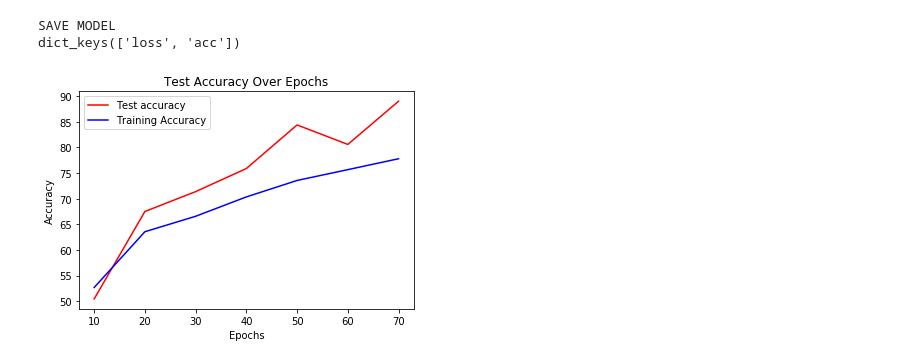
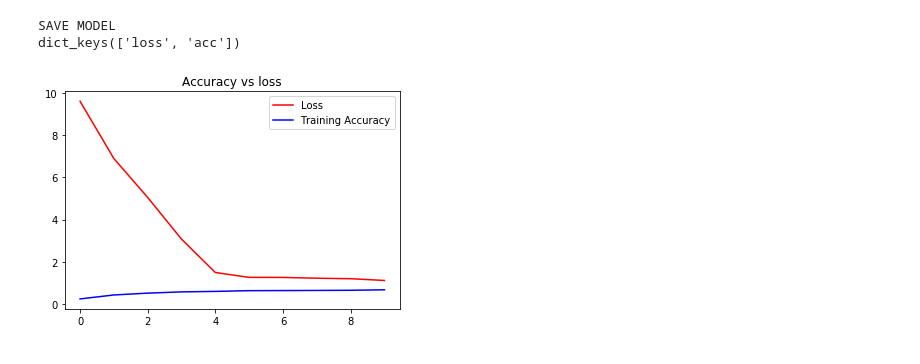
Before and after one commit to cfu288/monkey-classify, a Jupyter notebook: ModelNotebook-JB.ipynb, the cells around one changed output. Drawn from its saved outputs; the diff is of its cells as text; code cells hidden in the pictures.

```diff
--- a/ModelNotebook-JB.ipynb
+++ b/ModelNotebook-JB.ipynb
@@ -128,6 +69,5 @@ TEST_CLS = np_utils.to_categorical(TEST_CLS, 10)
 # %%
-TRAIN_DATAGEN = ImageDataGenerator(preprocessing_function=preprocess_input,
-                                   rescale=1./255,
+TRAIN_DATAGEN = ImageDataGenerator(rescale=1./255,
                                    rotation_range=25,
                                    horizontal_flip=True,
                                    zoom_range=0.1,
@@ -136,7 +76,7 @@ TRAIN_DATAGEN = ImageDataGenerator(preprocessing_function=preprocess_input,
                                    fill_mode='nearest'
                                   )
 
-TEST_DATAGEN = ImageDataGenerator(rescale=1./255, preprocessing_function=preprocess_input)
+TEST_DATAGEN = ImageDataGenerator(rescale=1./255)
 
 TRAIN_GENERATOR = TRAIN_DATAGEN.flow_from_directory(
         TRAIN_DIR,  # this is the target directory
@@ -163,7 +100,6 @@ Found 272 images belonging to 10 classes.
 # %%
 base_model = Xception(include_top=False, weights='imagenet', input_shape=(150, 150, 3))
 
-base_model.summary()
 # Freeze the layers
 for layer in base_model.layers:
     layer.trainable = False
@@ -182,5 +118,5 @@ model.summary()
 model.compile(loss='categorical_crossentropy', optimizer='adam', metrics=['accuracy'])
 
 # Number of samples processed per epoch is steps_per_epoch * batch_size
-history = model.fit_generator(TRAIN_GENERATOR, steps_per_epoch=34, epochs=40, verbose=1, shuffle=True)
+history = model.fit_generator(TRAIN_GENERATOR, steps_per_epoch=34, epochs=EPOCHS, verbose=1, shuffle=True)
 # %% [output]
@@ -243,30 +147,27 @@ SAVE MODEL
 dict_keys(['loss', 'acc'])
 # %%
 # Print a plot of loss and accuracy over epochs
-test_acc = [50.45, 67.50, 71.3746, 75.874, 84.378, 80.575, 88.999284328]
-train_acc = [52.676, 63.555, 66.56565, 70.3434, 73.54957, 75.66, 77.78745]
 #val_acc = history.history['val_acc']
-#loss = history.history['loss']
+train_acc = history.history['acc']
+loss = history.history['loss']
 #val_loss = history.history['val_loss']
-epochs = [10, 20, 30, 40, 50, 60, 70]
+epochs = range(len(history.history['acc']))
 
-plt.title('Test Accuracy Over Epochs')
-plt.plot(epochs, test_acc, 'red', label='Test accuracy')
+plt.title('Accuracy vs loss')
+plt.plot(epochs, loss, 'red', label='Loss')
 plt.plot(epochs, train_acc, 'blue', label='Training Accuracy')
 plt.legend()
-plt.ylabel("Accuracy")
-plt.xlabel("Epochs")
 
 # plt.figure()
 # plt.title('Training and validation loss')
 # plt.plot(epochs, loss, 'red', label='Training loss')
 # plt.plot(epochs, val_loss, 'blue', label='Validation loss')
 
 plt.legend()
 
 plt.show()
 # %% [output]
-[figure, old version]
+[figure, new version]
 # %%
 #model = load_model('test_model.h5')
 
```
Also changed, not shown: parts of 8 cells of this notebook, 4 other files.
